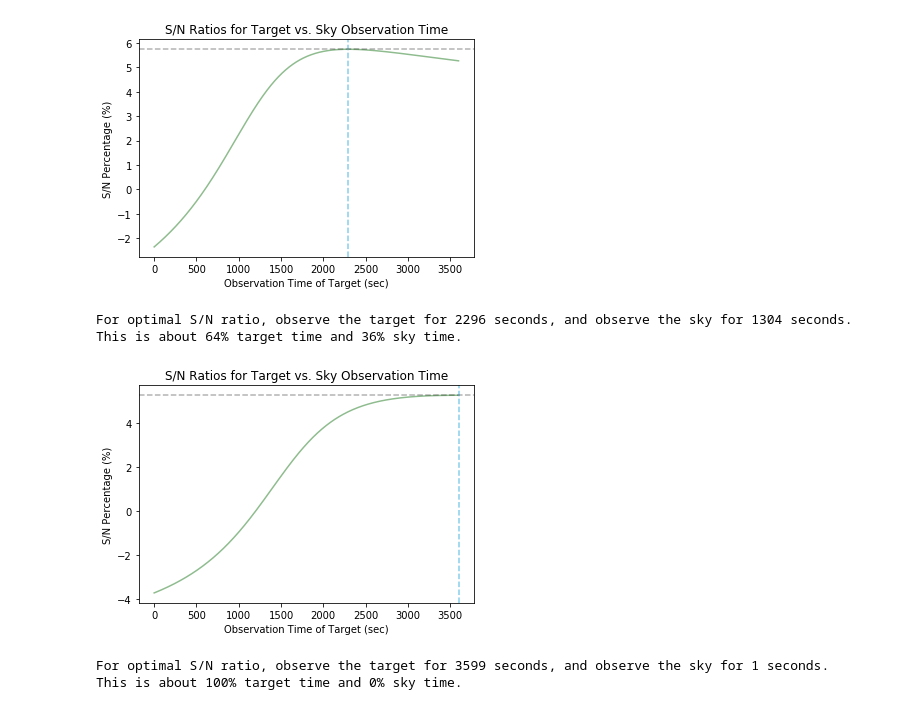
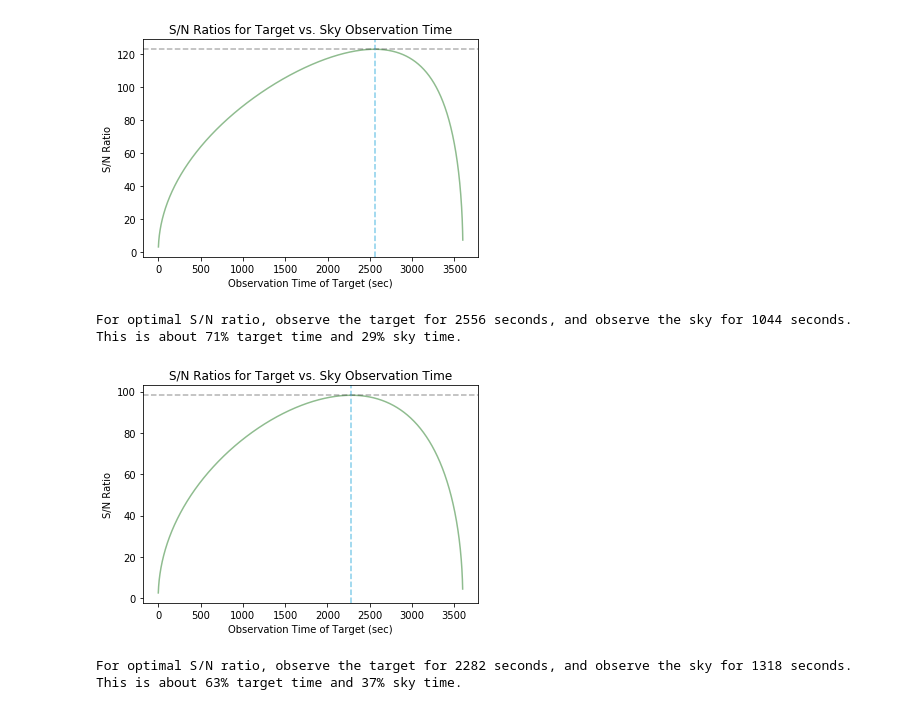
Before and after one commit to KellieGadeken/ASTR_3800, a Jupyter notebook: HW5_ASTR3800_Gadeken.ipynb, the cells around one changed output. Cells and saved outputs as stored; diff of their text form; code cells hidden in the pictures.

```diff
--- a/HW5_ASTR3800_Gadeken.ipynb
+++ b/HW5_ASTR3800_Gadeken.ipynb
@@ -61,49 +70,55 @@ def calculate_SN_loop(target_time_loop,target_rate,sky_rate):
     assert(target_time <= 3600)   # assert that target_time does not exceed 3600 seconds of observing time
     sky_time = 3600 - target_time   # put the remaining observation time to the sky
 
-    target = target_rate*target_time   # calculate the number of target photons seen during the observation time
-    sky = sky_rate*sky_time            # calculate the number of sky photons seen during the observation time
+    sky = (sky_rate*sky_time)*(target_time/sky_time) # calculate the number of sky photons seen during the observation time
+    #print(sky)
+    target = (sky_rate+target_rate)*target_time   # calculate the number of target photons seen during the observation time
+    #print(target)
 
-    target_unc = np.sqrt(target)*target_time    # calculate photon uncertainty
-    sky_unc = np.sqrt(sky)*sky_time          # calculate photon uncertainty
+    sky_unc = (np.sqrt(sky_time*sky_rate)*(target_time/sky_time))  # calculate photon uncertainty
+    #print(sky_unc)
+    target_unc = np.sqrt(target)    # calculate photon uncertainty
+    #print(target_unc)
 
     signal = target - sky      # target - sky photons of actual object
     #print(signal)
-    noise = np.sqrt((target_unc**2)+(sky_unc**2))   # the unc for the actual object
+    noise = np.sqrt((target_unc**2)+(sky_unc**2))  # the unc for the actual object
     #print(noise)
 
     SN = signal/noise   # the signal-to-noise ratio
-
     return SN
 # %%
 # plot S/N for every option of time on target vs. time on background
 
 def plot_SN(target_rate,sky_rate):
 
     SN_list = []
 
     for i in np.arange(3600):
         SN = calculate_SN_loop(i,target_rate,sky_rate)
         SN_list.append(SN)
-    SN_array = np.array(SN_list)*100   # translate the S/N into percentages
+    SN_array = np.array(SN_list)
+    SN_array0 = [x for x in SN_array if (math.isnan(x) == False)]  # remove nan value(s)
+    #print(len(SN_array0))
 
-    optimal_obs_time = SN_list.index(max(SN_list))   # the maximum time to observe target for optimal S/N
+    optimal_obs_time = SN_list.index(max(SN_array0))   # the maximum time to observe target for optimal S/N
+    #print(optimal_obs_time)
 
     plt.plot(SN_array, c='darkseagreen')
     plt.axvline(optimal_obs_time,linestyle='--',c='skyblue')   # plot location of optimal target observation time
-    plt.axhline(np.max(SN_array),linestyle='--',c='k',alpha=0.3) # plot horizontal line for maximum S/N ratio percentage
+    plt.axhline(np.max(SN_array0),linestyle='--',c='k',alpha=0.3) # plot horizontal line for maximum S/N ratio percentage
     plt.title("S/N Ratios for Target vs. Sky Observation Time")
-    plt.ylabel("S/N Percentage (%)")
+    plt.ylabel("S/N Ratio")
     plt.xlabel("Observation Time of Target (sec)")
     plt.show()
 
     print(f"For optimal S/N ratio, observe the target for {optimal_obs_time} seconds, and observe the sky for {(3600-optimal_obs_time)} seconds. \nThis is about {round((optimal_obs_time/3600)*100)}% target time and {round(((3600-optimal_obs_time)/3600)*100)}% sky time.")
 
 plot_SN(target_rate,sky_rate)
 # %% [output]
-[figure, old version]
+[figure, new version]
-For optimal S/N ratio, observe the target for 2296 seconds, and observe the sky for 1304 seconds.
-This is about 64% target time and 36% sky time.
+For optimal S/N ratio, observe the target for 2556 seconds, and observe the sky for 1044 seconds.
+This is about 71% target time and 29% sky time.
 # %%
 # show results for a different sky rate
 
@@ -111,6 +126,6 @@ sky_rate_new = 5  # new sky rate, cts/sec
 
 plot_SN(target_rate,sky_rate_new)
 # %% [output]
-[figure, old version]
+[figure, new version]
-For optimal S/N ratio, observe the target for 3599 seconds, and observe the sky for 1 seconds.
-This is about 100% target time and 0% sky time.
+For optimal S/N ratio, observe the target for 2282 seconds, and observe the sky for 1318 seconds.
+This is about 63% target time and 37% sky time.
```
Also changed, not shown: parts of 7 cells of this notebook.
